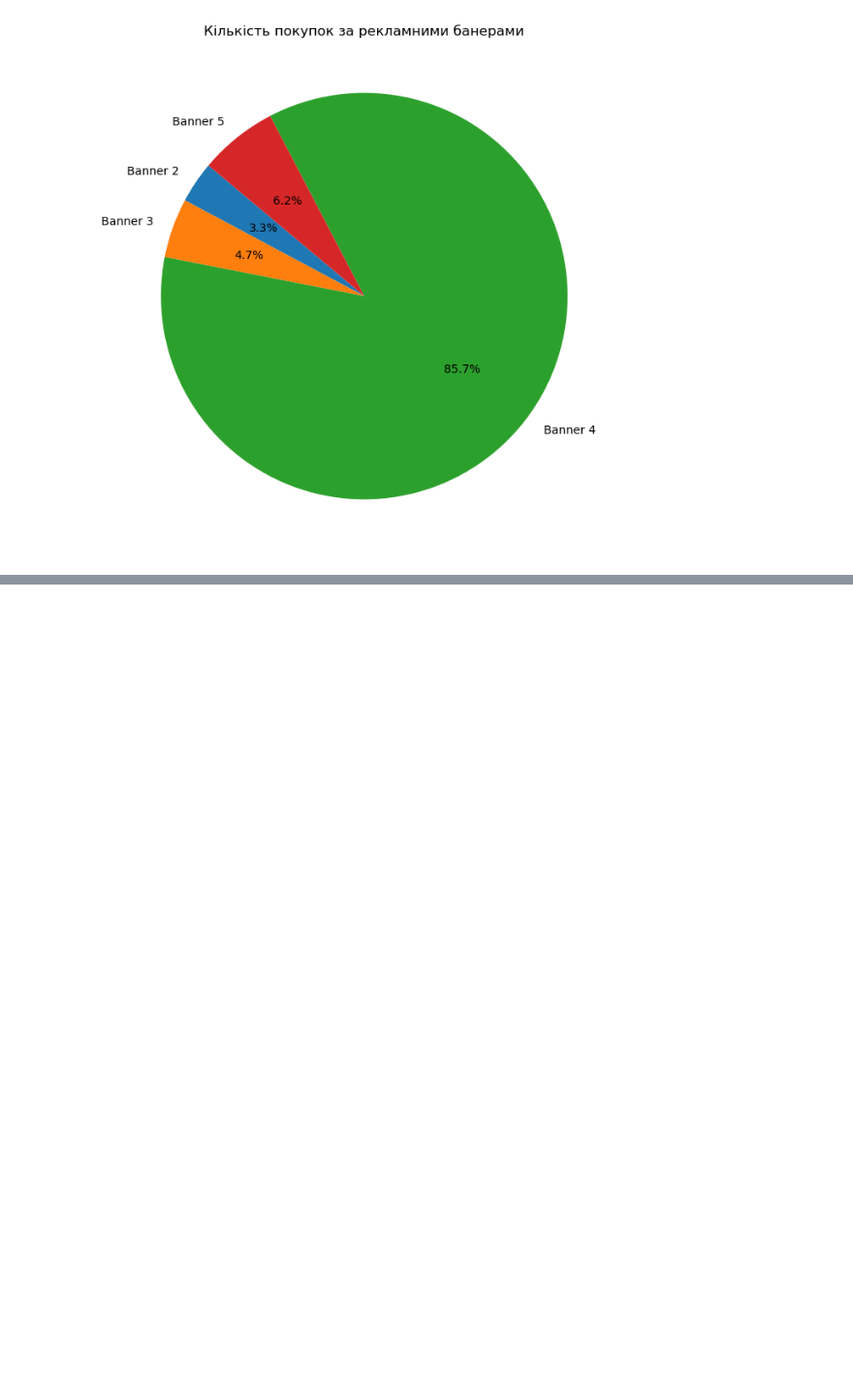
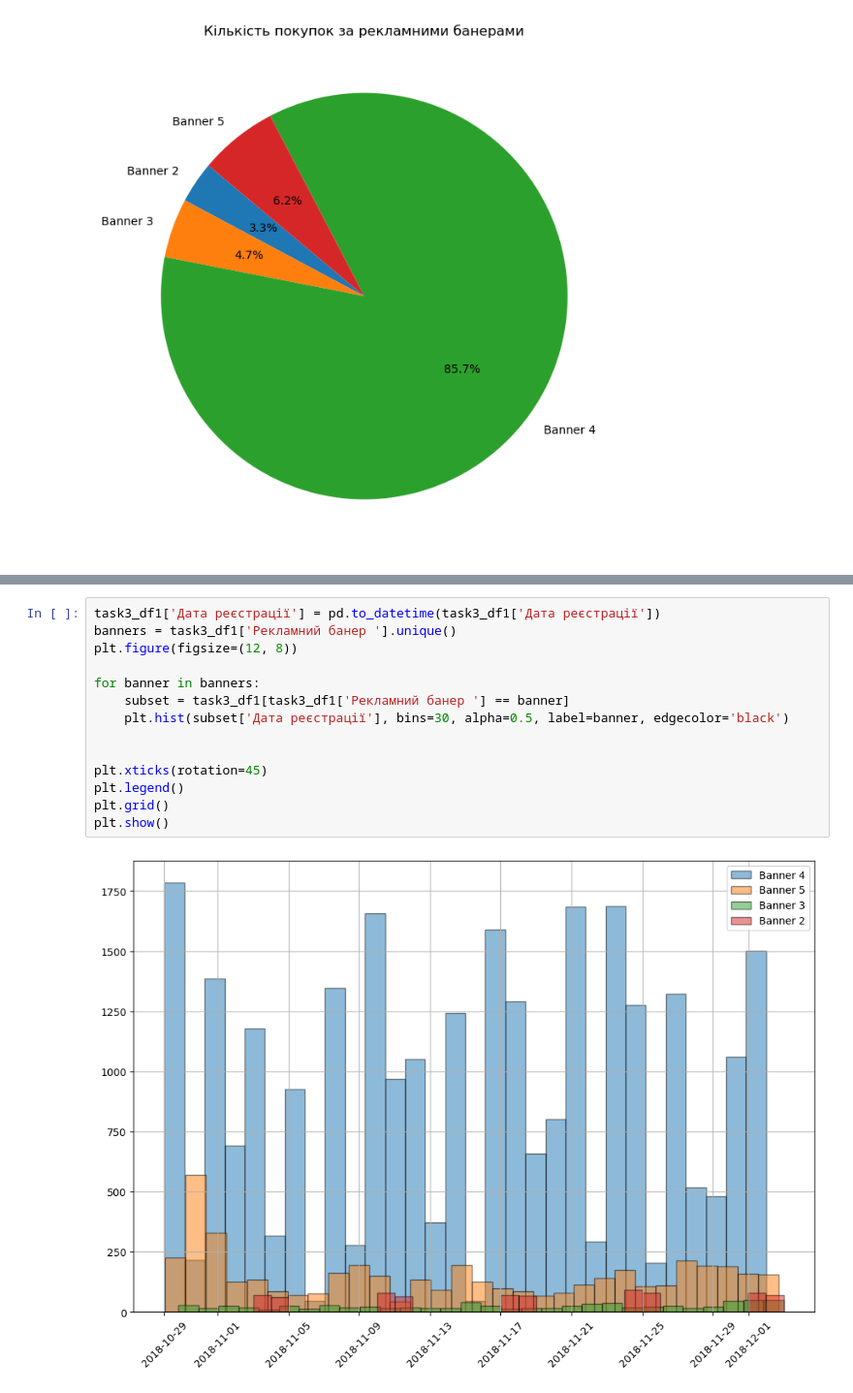
Before and after one commit to Olrana/Test_1, a Jupyter notebook: Sheet3_test_Ravska.ipynb, the cells around one changed output, grey strips where cells are left out. Shown: that part at 97% size. Drawn from its saved outputs; the diff is of its cells as text; blank space fills up the shorter version.

```diff
--- a/Sheet3_test_Ravska.ipynb
+++ b/Sheet3_test_Ravska.ipynb
@@ -146,0 +119,16 @@ plt.show()
+# %%
+task3_df1['Дата реєстрації'] = pd.to_datetime(task3_df1['Дата реєстрації'])
+banners = task3_df1['Рекламний банер '].unique()
+plt.figure(figsize=(12, 8))
+
+for banner in banners:
+    subset = task3_df1[task3_df1['Рекламний банер '] == banner]
+    plt.hist(subset['Дата реєстрації'], bins=30, alpha=0.5, label=banner, edgecolor='black')
+
+
+plt.xticks(rotation=45)
+plt.legend()
+plt.grid()
+plt.show()
+# %% [output]
+[figure, added]
```
Also changed, not shown: parts of 12 cells of this notebook, 1 other file.
